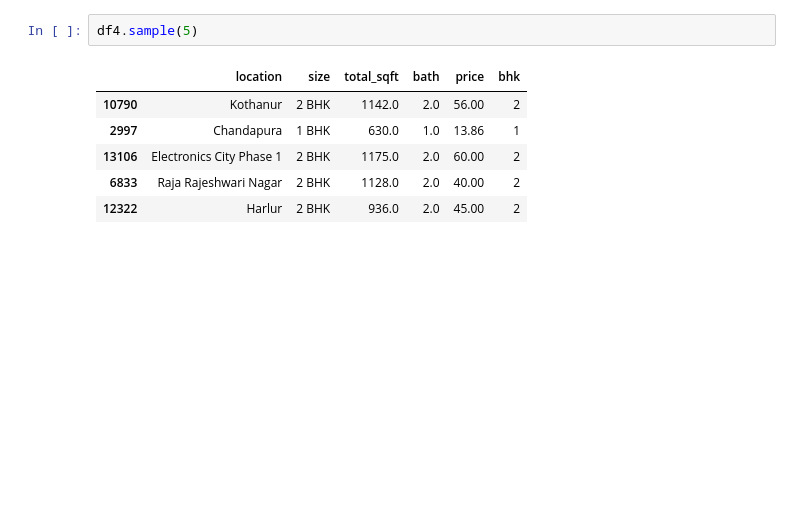
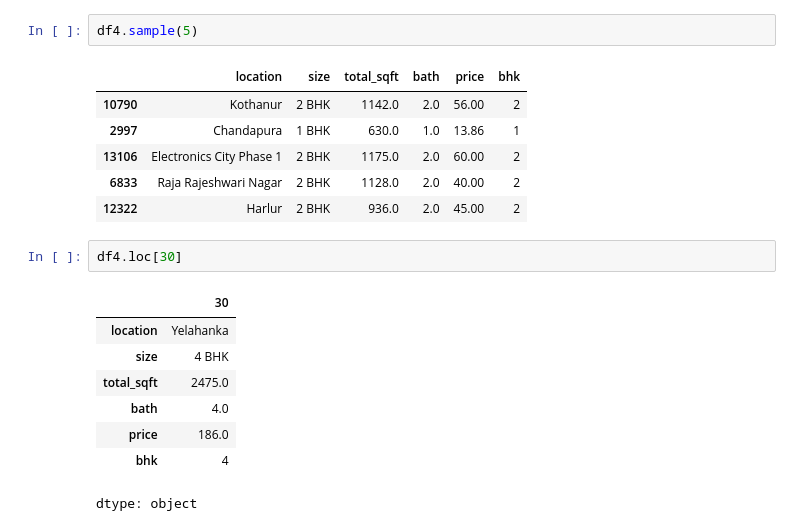
Before and after one commit to NarendarB0152/VignanUniversityWorkShop, a Jupyter notebook: Project/Project.ipynb, the cells around one changed output. Saved outputs shown, nothing was run; the diff lists cells and outputs as text; blank space fills up the shorter version.

```diff
--- a/Project/Project.ipynb
+++ b/Project/Project.ipynb
@@ -220,3 +220,14 @@ df4.sample(5)
 | 13106 | Electronics City Phase 1 | 2 BHK | 1175.0 | 2.0 | 60.00 | 2 |
 | 6833 | Raja Rajeshwari Nagar | 2 BHK | 1128.0 | 2.0 | 40.00 | 2 |
 | 12322 | Harlur | 2 BHK | 936.0 | 2.0 | 45.00 | 2 |
+# %%
+df4.loc[30]
+# %% [output]
+|  | 30 |
+| location | Yelahanka |
+| size | 4 BHK |
+| total_sqft | 2475.0 |
+| bath | 4.0 |
+| price | 186.0 |
+| bhk | 4 |
+dtype: object
```
Also changed, not shown: parts of 4 cells of this notebook.
